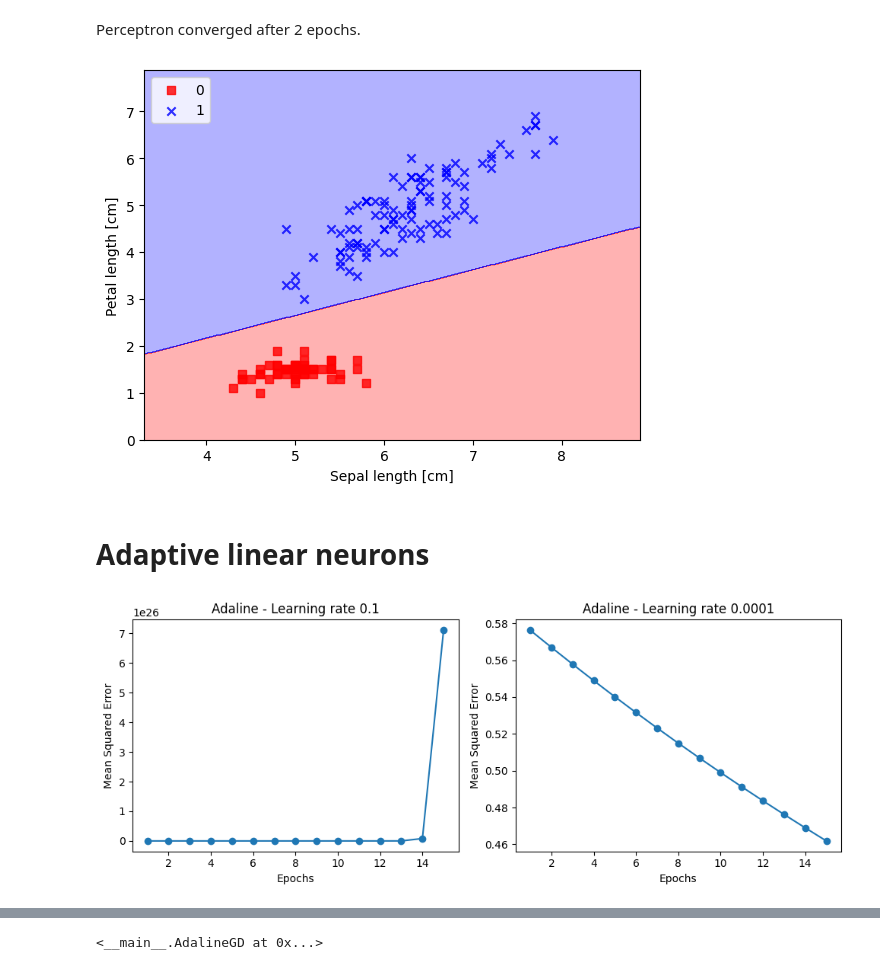
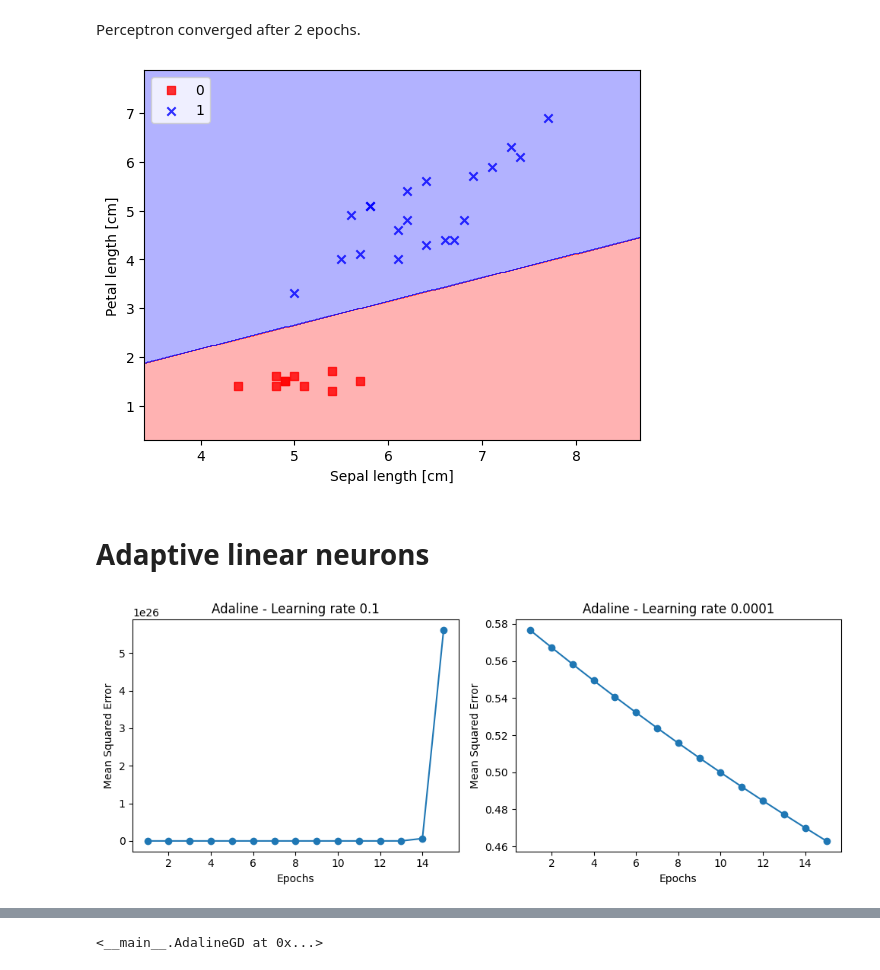
Before and after one commit to hieundx/ML-pytorch-sklearn, a Jupyter notebook: chapter 2/perceptron.ipynb, the cells around one changed output, grey strips where cells are left out. Saved outputs shown, nothing was run; the diff lists cells and outputs as text; code cells hidden in the pictures.

```diff
--- a/chapter 2/perceptron.ipynb
+++ b/chapter 2/perceptron.ipynb
@@ -158,13 +158,13 @@ def plot_decision_regions(X, y, classifier, resolution=0.02):
     for i, j in enumerate(np.unique(y)):
         plt.scatter(X[y == j, 0], X[y == j, 1], alpha=0.8, cmap=cmap, marker=markers[i], label=j, c=colors[i])
 # %%
-plot_decision_regions(X, y, classifier=ppn)
+plot_decision_regions(X_test, y_test, classifier=ppn)
 plt.xlabel('Sepal length [cm]')
 plt.ylabel('Petal length [cm]')
 plt.legend(loc='upper left')
 plt.show()
 # %% [output]
-[figure, old version]
+[figure, new version]
 # %% [markdown]
 # Adaptive linear neurons
 # %%
@@ -237,6 +237,6 @@ def plot_adaline_learning_rates(X, y, Model, learning_rates, n_iter=15, figsize=
 
 # Usage
 learning_rates = [0.1, 1e-4]
-plot_adaline_learning_rates(X, y, AdalineGD, learning_rates)
+plot_adaline_learning_rates(X_train, y_train, AdalineGD, learning_rates)
 # %% [output]
-[figure, old version]
+[figure, new version]
```
Also changed, not shown: parts of 11 cells of this notebook.
